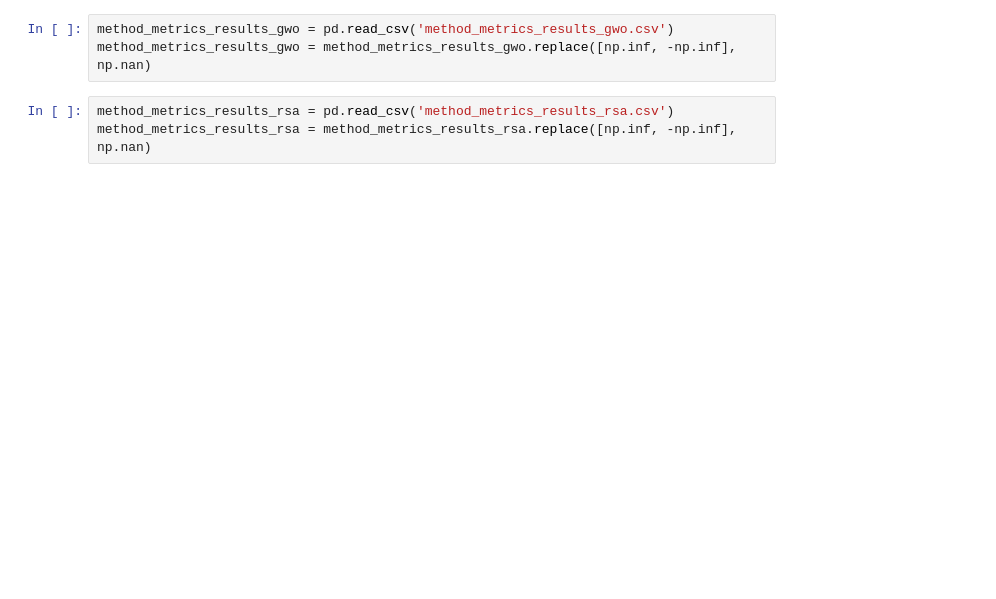
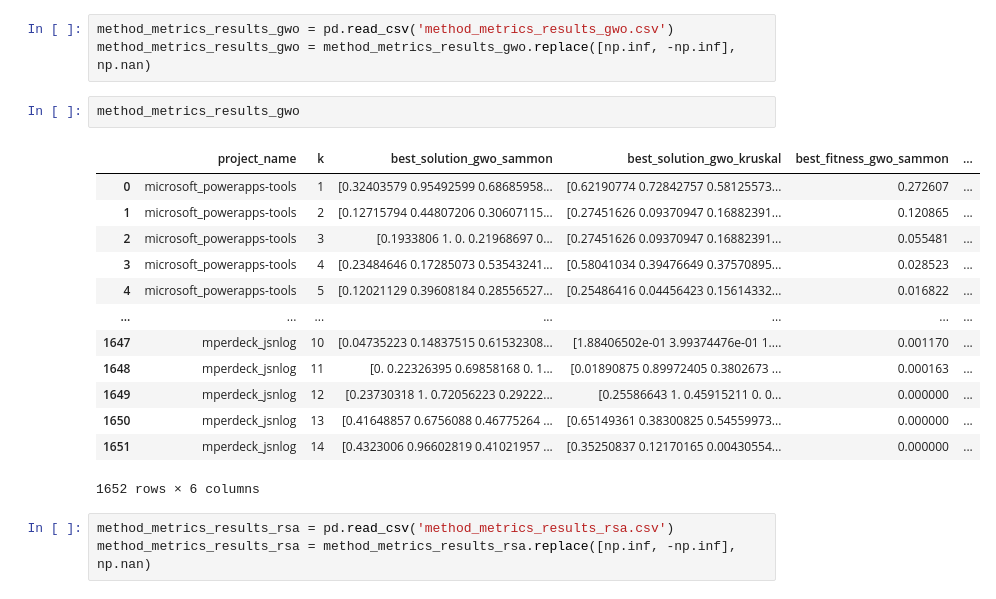
Before and after one commit to proboval/AS-EM-2024-Team5, a Jupyter notebook: HypothesisTests/hypothesis_tests.ipynb, the cells around one changed output. Cells and saved outputs as stored; diff of their text form; blank space fills up the shorter version.

```diff
--- a/HypothesisTests/hypothesis_tests.ipynb
+++ b/HypothesisTests/hypothesis_tests.ipynb
@@ -114,6 +130,22 @@ method_metrics_results_aco = method_metrics_results_aco.rename(
 # %%
 method_metrics_results_gwo = pd.read_csv('method_metrics_results_gwo.csv')
 method_metrics_results_gwo = method_metrics_results_gwo.replace([np.inf, -np.inf], np.nan)
+# %%
+method_metrics_results_gwo
+# %% [output]
+|  | project_name | k | best_solution_gwo_sammon | best_solution_gwo_kruskal | best_fitness_gwo_sammon | ... |
+| 0 | microsoft_powerapps-tools | 1 | [0.32403579 0.95492599 0.68685958... | [0.62190774 0.72842757 0.58125573... | 0.272607 | ... |
+| 1 | microsoft_powerapps-tools | 2 | [0.12715794 0.44807206 0.30607115... | [0.27451626 0.09370947 0.16882391... | 0.120865 | ... |
+| 2 | microsoft_powerapps-tools | 3 | [0.1933806 1. 0. 0.21968697 0... | [0.27451626 0.09370947 0.16882391... | 0.055481 | ... |
+| 3 | microsoft_powerapps-tools | 4 | [0.23484646 0.17285073 0.53543241... | [0.58041034 0.39476649 0.37570895... | 0.028523 | ... |
+| 4 | microsoft_powerapps-tools | 5 | [0.12021129 0.39608184 0.28556527... | [0.25486416 0.04456423 0.15614332... | 0.016822 | ... |
+| ... | ... | ... | ... | ... | ... | ... |
+| 1647 | mperdeck_jsnlog | 10 | [0.04735223 0.14837515 0.61532308... | [1.88406502e-01 3.99374476e-01 1.... | 0.001170 | ... |
+| 1648 | mperdeck_jsnlog | 11 | [0. 0.22326395 0.69858168 0. 1... | [0.01890875 0.89972405 0.3802673 ... | 0.000163 | ... |
+| 1649 | mperdeck_jsnlog | 12 | [0.23730318 1. 0.72056223 0.29222... | [0.25586643 1. 0.45915211 0. 0... | 0.000000 | ... |
+| 1650 | mperdeck_jsnlog | 13 | [0.41648857 0.6756088 0.46775264 ... | [0.65149361 0.38300825 0.54559973... | 0.000000 | ... |
+| 1651 | mperdeck_jsnlog | 14 | [0.4323006 0.96602819 0.41021957 ... | [0.35250837 0.12170165 0.00430554... | 0.000000 | ... |
+1652 rows × 6 columns
 # %%
 method_metrics_results_rsa = pd.read_csv('method_metrics_results_rsa.csv')
 method_metrics_results_rsa = method_metrics_results_rsa.replace([np.inf, -np.inf], np.nan)
```
Also changed, not shown: parts of 16 cells of this notebook, 3 other files.
